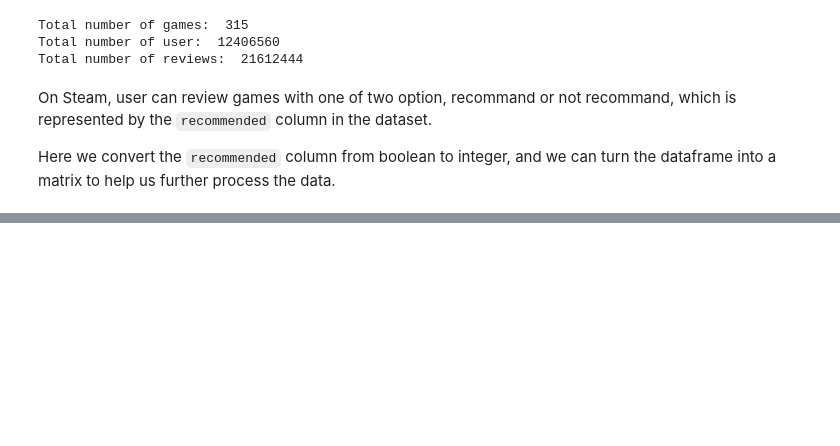
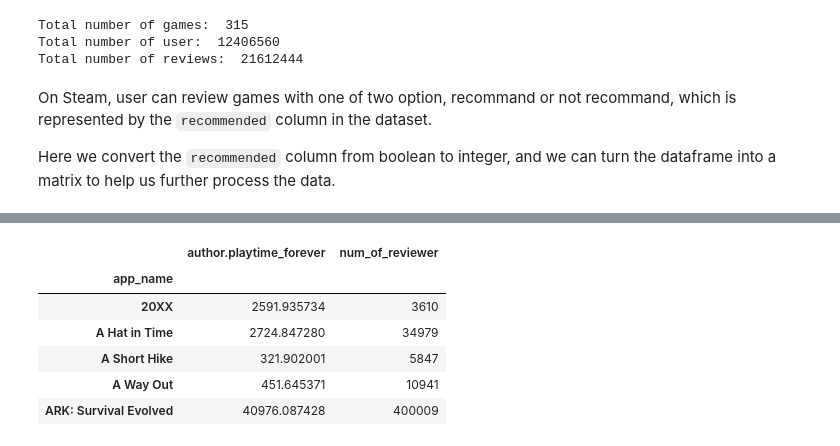
Before and after one commit to Lam-Tech/ICS438-final-project-Remake, a Jupyter notebook: Untitled-checkpoint.ipynb, the cells around one changed output, grey strips where cells are left out. Saved outputs shown, nothing was run; the diff lists cells and outputs as text; code cells hidden in the pictures; blank space fills up the shorter version.

```diff
--- a/Untitled-checkpoint.ipynb
+++ b/Untitled-checkpoint.ipynb
@@ -63,0 +80,12 @@ ValueError: Index contains duplicate entries, cannot reshape
+# %%
+playtime = pd.DataFrame(rec_df.groupby('app_name')['author.playtime_forever'].mean())
+playtime['num_of_reviewer'] = pd.DataFrame(rec_df.groupby('app_name')['author.playtime_forever'].count())
+playtime.head()
+# %% [output]
+|  | author.playtime_forever | num_of_reviewer |
+| app_name |  |  |
+| 20XX | 2591.935734 | 3610 |
+| A Hat in Time | 2724.847280 | 34979 |
+| A Short Hike | 321.902001 | 5847 |
+| A Way Out | 451.645371 | 10941 |
+| ARK: Survival Evolved | 40976.087428 | 400009 |
```
Also changed, not shown: parts of 7 cells of this notebook.
